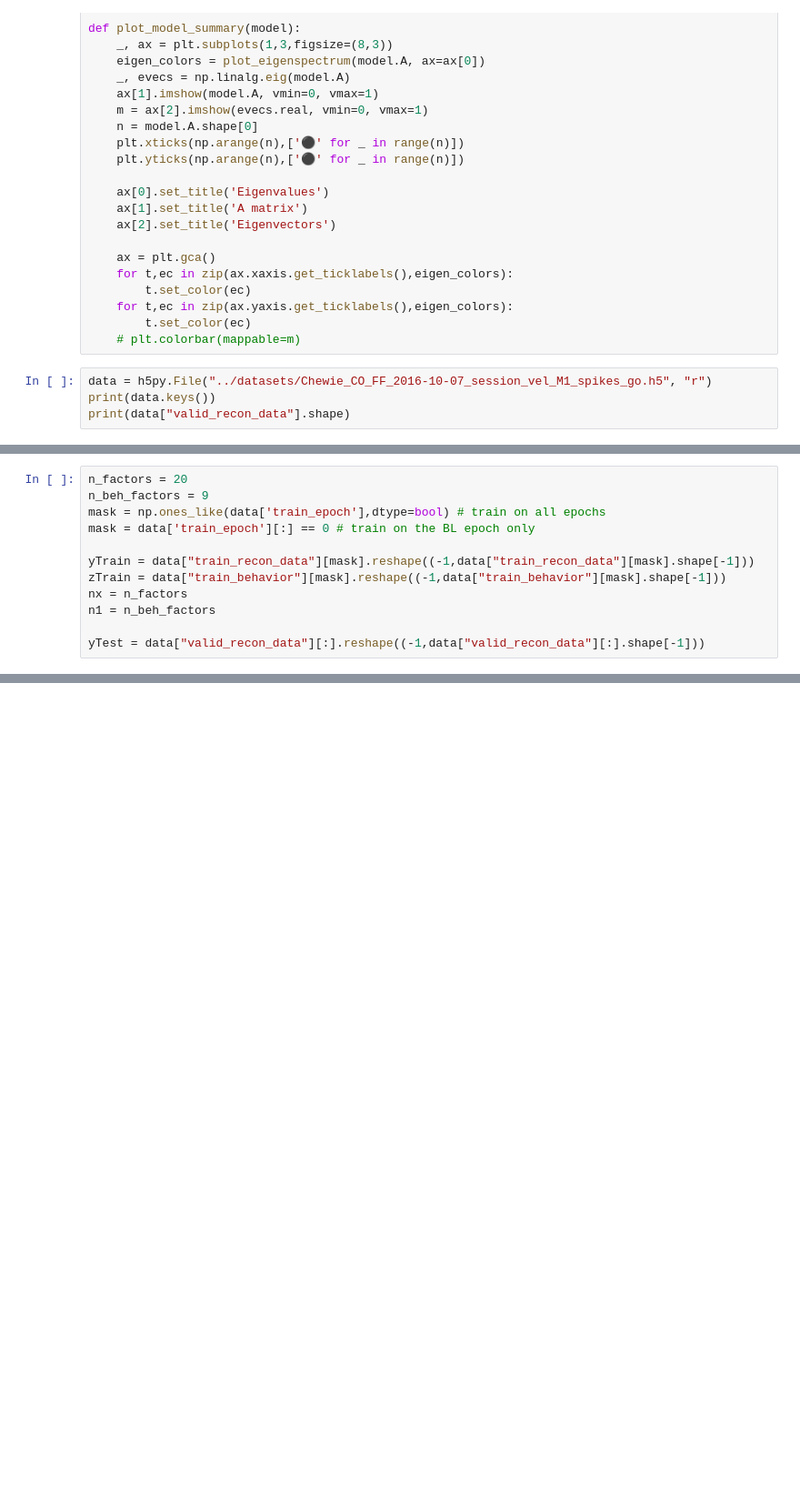
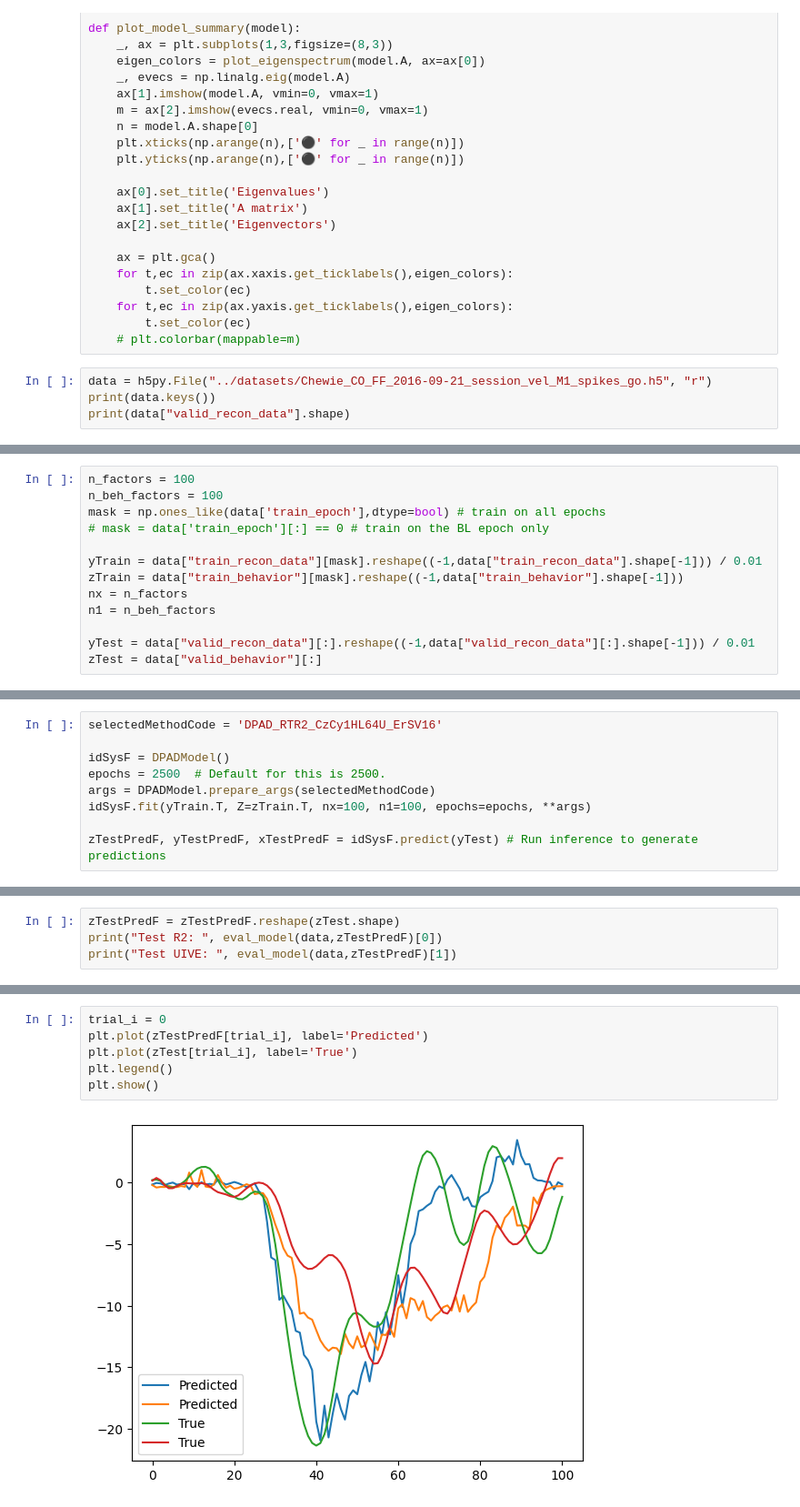
Before and after one commit to NinelK/BAND-torch, a Jupyter notebook: notebooks/DPAD.ipynb, the cells around one changed output, grey strips where cells are left out. Shown at 91% size. Cells and saved outputs as stored; diff of their text form; blank space fills up the shorter version.

Commit message:
add DPAD

```diff
--- a/notebooks/DPAD.ipynb
+++ b/notebooks/DPAD.ipynb
@@ -94,7 +106,7 @@ def plot_model_summary(model):
         t.set_color(ec)
     # plt.colorbar(mappable=m)
 # %%
-data = h5py.File("../datasets/Chewie_CO_FF_2016-10-07_session_vel_M1_spikes_go.h5", "r")
+data = h5py.File("../datasets/Chewie_CO_FF_2016-09-21_session_vel_M1_spikes_go.h5", "r")
 print(data.keys())
 print(data["valid_recon_data"].shape)
 # %% [output]
@@ -106,16 +119,17 @@ from DPAD.tools.flexible import fitDPADWithFlexibleNonlinearity
 idSys = DPADModel()
 # %%
-n_factors = 20
-n_beh_factors = 9
+n_factors = 100
+n_beh_factors = 100
 mask = np.ones_like(data['train_epoch'],dtype=bool) # train on all epochs
-mask = data['train_epoch'][:] == 0 # train on the BL epoch only
+# mask = data['train_epoch'][:] == 0 # train on the BL epoch only
 
-yTrain = data["train_recon_data"][mask].reshape((-1,data["train_recon_data"][mask].shape[-1]))
-zTrain = data["train_behavior"][mask].reshape((-1,data["train_behavior"][mask].shape[-1]))
+yTrain = data["train_recon_data"][mask].reshape((-1,data["train_recon_data"].shape[-1])) / 0.01
+zTrain = data["train_behavior"][mask].reshape((-1,data["train_behavior"].shape[-1]))
 nx = n_factors
 n1 = n_beh_factors
 
-yTest = data["valid_recon_data"][:].reshape((-1,data["valid_recon_data"][:].shape[-1]))
+yTest = data["valid_recon_data"][:].reshape((-1,data["valid_recon_data"][:].shape[-1])) / 0.01
+zTest = data["valid_behavior"][:]
 # %%
 methodCode = "DPAD_GSUT_iCVF4_RTR2_uAKCzCy1HL64U_ErSV16" # Defines search space over nonlinearities by flexible DPAD
 saveDir = "../results/DPAD/" # Directory to save results of fitting DPAD with different nonlinearities
@@ -135,0 +194,9 @@ NameError: name 'selectedMethodCode' is not defined
+# %%
+selectedMethodCode = 'DPAD_RTR2_CzCy1HL64U_ErSV16'
+
+idSysF = DPADModel()
+epochs = 2500  # Default for this is 2500.
+args = DPADModel.prepare_args(selectedMethodCode)
+idSysF.fit(yTrain.T, Z=zTrain.T, nx=100, n1=100, epochs=epochs, **args)
+
+zTestPredF, yTestPredF, xTestPredF = idSysF.predict(yTest) # Run inference to generate predictions
@@ -135,0 +227,4 @@ NameError: name 'selectedMethodCode' is not defined
+# %%
+zTestPredF = zTestPredF.reshape(zTest.shape)
+print("Test R2: ", eval_model(data,zTestPredF)[0])
+print("Test UIVE: ", eval_model(data,zTestPredF)[1])
@@ -135,0 +234,8 @@ NameError: name 'selectedMethodCode' is not defined
+# %%
+trial_i = 0
+plt.plot(zTestPredF[trial_i], label='Predicted')
+plt.plot(zTest[trial_i], label='True')
+plt.legend()
+plt.show()
+# %% [output]
+[figure, added]
```
Also changed, not shown: parts of 15 cells of this notebook, 6 other files.
